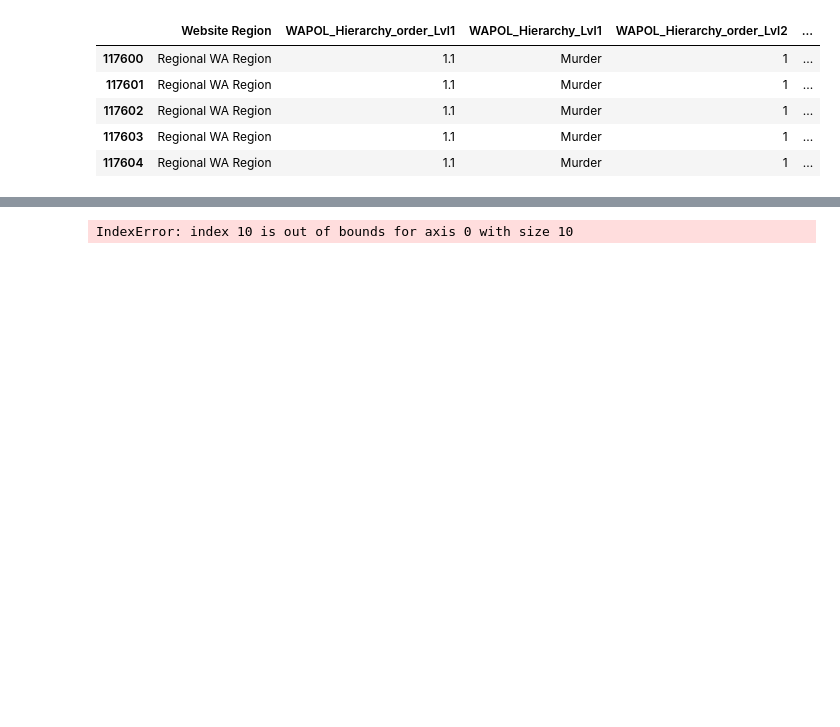
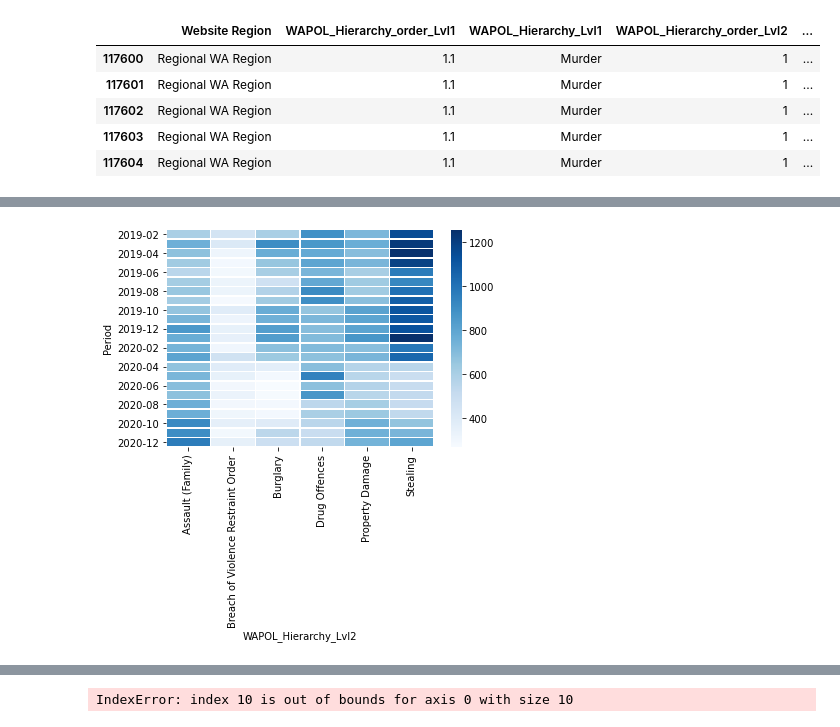
Before and after one commit to FernB/WACrimeRatesCovid19, a Jupyter notebook: WACrimeStatistics.ipynb, the cells around one changed output, grey strips where cells are left out. Drawn from its saved outputs; the diff is of its cells as text; code cells hidden in the pictures; blank space fills up the shorter version.

```diff
--- a/WACrimeStatistics.ipynb
+++ b/WACrimeStatistics.ipynb
@@ -121,0 +105,4 @@ Regional_df[(Regional_df["Year"] == "2019-20") | (Regional_df["Year"] == "2020-2
+# %%
+TopCrimes = Plotting_df.groupby('WAPOL_Hierarchy_Lvl2')["COUNT_of_Offnc_ID"].sum().sort_values(ascending = False)
+keycrimes = TopCrimes[0:6].index.tolist()
+keycrimes
@@ -121,0 +116,4 @@ Regional_df[(Regional_df["Year"] == "2019-20") | (Regional_df["Year"] == "2020-2
+# %%
+keycrimes_df = Plotting_df[Plotting_df['WAPOL_Hierarchy_Lvl2'].isin(keycrimes)]
+keycrimespivot = keycrimes_df.pivot(index='Period', columns='WAPOL_Hierarchy_Lvl2', values='COUNT_of_Offnc_ID')
+keycrimespivot
@@ -122,3 +139,8 @@ Regional_df[(Regional_df["Year"] == "2019-20") | (Regional_df["Year"] == "2020-2
+# %%
+ax = sns.heatmap(keycrimespivot, linewidth=0.5,cmap="Blues")
+plt.show()
+# %% [output]
+[figure, added]
 # %%
 plot_df = Regional_df[(Regional_df["Year"] == "2019-20") | (Regional_df["Year"] == "2020-21")]
 plot_df = plot_df[plot_df['WAPOL_Hierarchy_Lvl2'].isin(keycrimes)]
```
Also changed, not shown: parts of 12 cells of this notebook.
